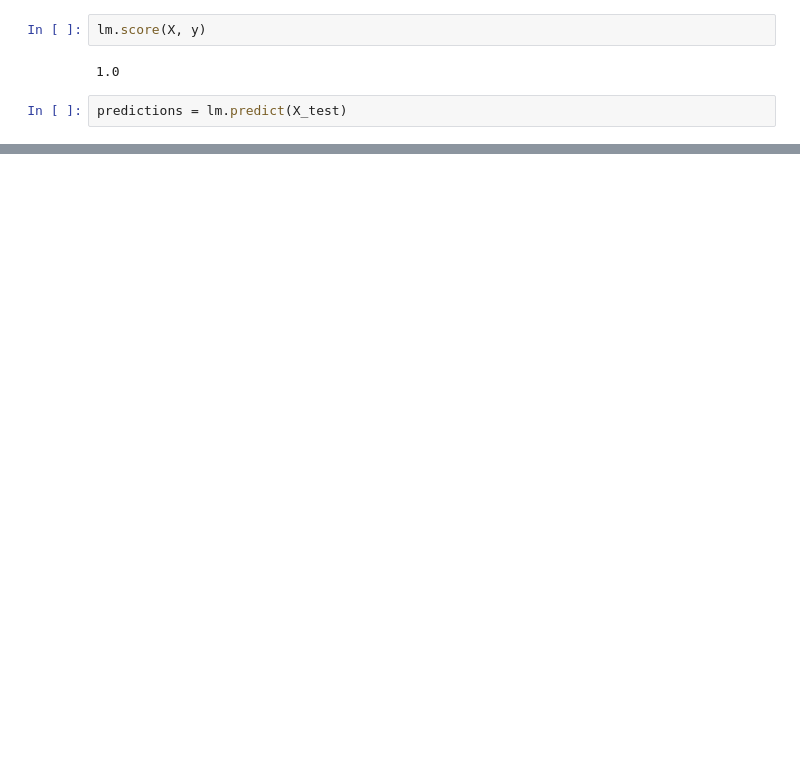
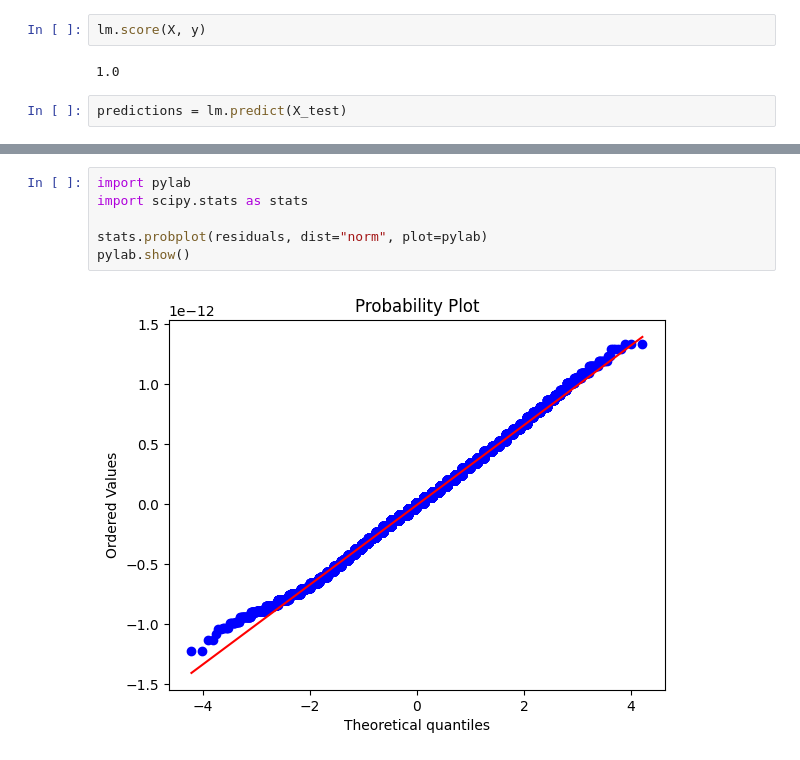
Before and after one commit to onetrue-6657/bdaa-project-2025, a Jupyter notebook: notebooks/fc24_predictor.ipynb, the cells around one changed output, grey strips where cells are left out. Cells and saved outputs as stored; diff of their text form; blank space fills up the shorter version.

```diff
--- a/notebooks/fc24_predictor.ipynb
+++ b/notebooks/fc24_predictor.ipynb
@@ -169,0 +213,8 @@ Text(0.5, 1.0, 'Actual vs Predicted Ability')
+# %%
+import pylab
+import scipy.stats as stats
+
+stats.probplot(residuals, dist="norm", plot=pylab)
+pylab.show()
+# %% [output]
+[figure, added]
```
Also changed, not shown: parts of 7 cells of this notebook.
